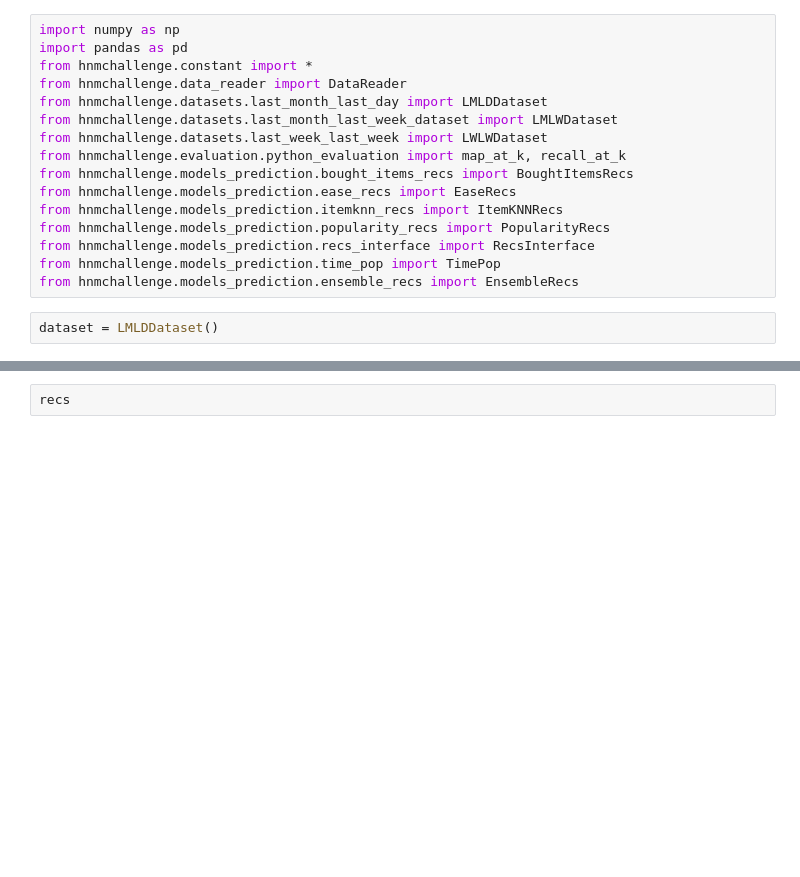
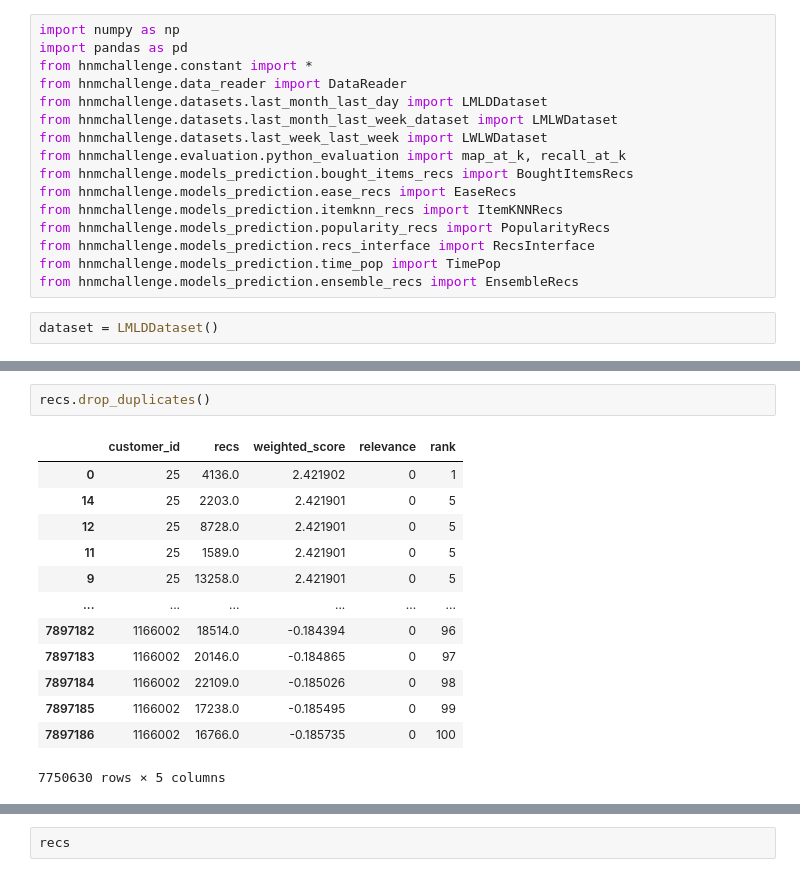
Before and after one commit to damicoedoardo/HnMChallenge, a Jupyter notebook: hnmchallenge/data_analysis/ensemble_score_rank.ipynb, the cells around one changed output, grey strips where cells are left out. Saved outputs shown, nothing was run; the diff lists cells and outputs as text; blank space fills up the shorter version.

```diff
--- a/hnmchallenge/data_analysis/ensemble_score_rank.ipynb
+++ b/hnmchallenge/data_analysis/ensemble_score_rank.ipynb
@@ -54,0 +76,16 @@ recs=recs_df
+# %%
+recs.drop_duplicates()
+# %% [output]
+|  | customer_id | recs | weighted_score | relevance | rank |
+| 0 | 25 | 4136.0 | 2.421902 | 0 | 1 |
+| 14 | 25 | 2203.0 | 2.421901 | 0 | 5 |
+| 12 | 25 | 8728.0 | 2.421901 | 0 | 5 |
+| 11 | 25 | 1589.0 | 2.421901 | 0 | 5 |
+| 9 | 25 | 13258.0 | 2.421901 | 0 | 5 |
+| ... | ... | ... | ... | ... | ... |
+| 7897182 | 1166002 | 18514.0 | -0.184394 | 0 | 96 |
+| 7897183 | 1166002 | 20146.0 | -0.184865 | 0 | 97 |
+| 7897184 | 1166002 | 22109.0 | -0.185026 | 0 | 98 |
+| 7897185 | 1166002 | 17238.0 | -0.185495 | 0 | 99 |
+| 7897186 | 1166002 | 16766.0 | -0.185735 | 0 | 100 |
+7750630 rows × 5 columns
```
Also changed, not shown: parts of 4 cells of this notebook, 9 other files.
